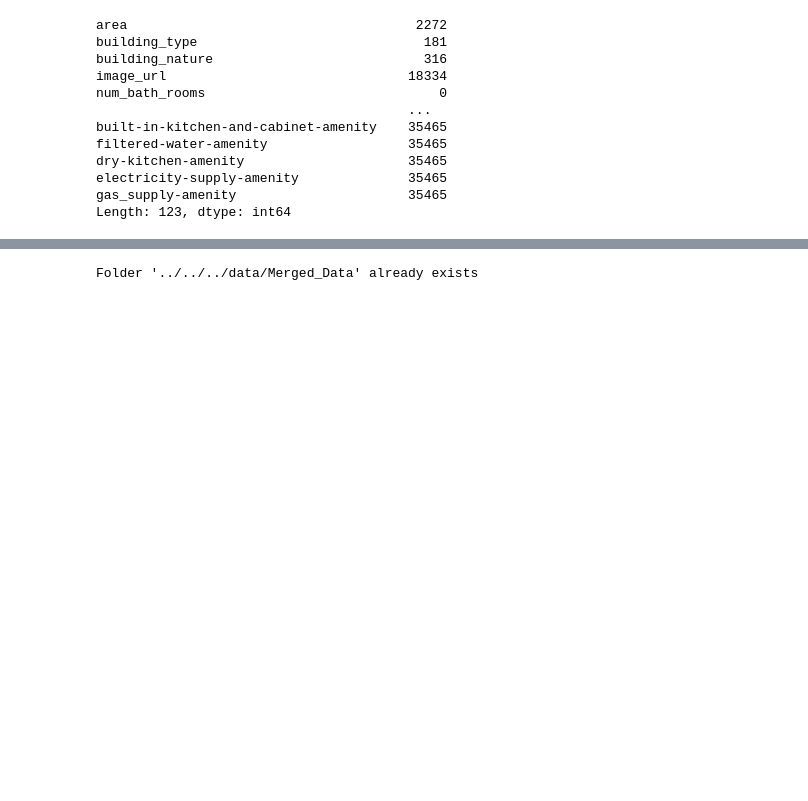
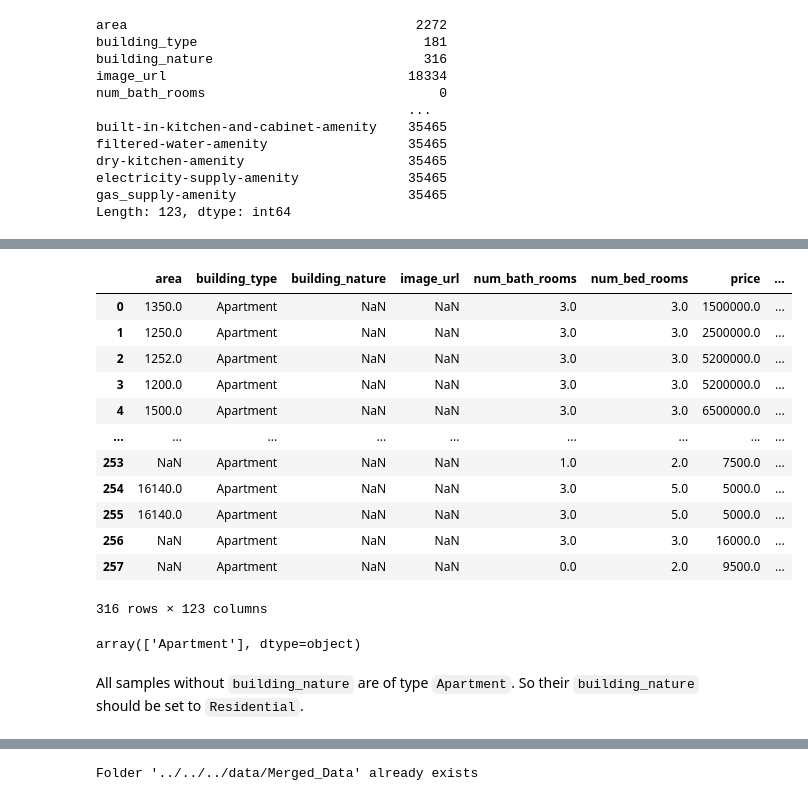
Before and after one commit to OmdenaAI/dhaka-bangladesh-real-estate-recommendation, a Jupyter notebook: src/tasks/task-2-data-preprocessing/merge/merge.ipynb, the cells around one changed output, grey strips where cells are left out. Saved outputs shown, nothing was run; the diff lists cells and outputs as text; code cells hidden in the pictures; blank space fills up the shorter version.

```diff
--- a/src/tasks/task-2-data-preprocessing/merge/merge.ipynb
+++ b/src/tasks/task-2-data-preprocessing/merge/merge.ipynb
@@ -751,0 +831,24 @@ Length: 123, dtype: int64
+# %%
+# Selecting the samples without building_nature
+merged_df_without_nature = merged_df.loc[ merged_df["building_nature"].isna() ]
+merged_df_without_nature
+# %% [output]
+|  | area | building_type | building_nature | image_url | num_bath_rooms | num_bed_rooms | price | ... |
+| 0 | 1350.0 | Apartment | NaN | NaN | 3.0 | 3.0 | 1500000.0 | ... |
+| 1 | 1250.0 | Apartment | NaN | NaN | 3.0 | 3.0 | 2500000.0 | ... |
+| 2 | 1252.0 | Apartment | NaN | NaN | 3.0 | 3.0 | 5200000.0 | ... |
+| 3 | 1200.0 | Apartment | NaN | NaN | 3.0 | 3.0 | 5200000.0 | ... |
+| 4 | 1500.0 | Apartment | NaN | NaN | 3.0 | 3.0 | 6500000.0 | ... |
+| ... | ... | ... | ... | ... | ... | ... | ... | ... |
+| 253 | NaN | Apartment | NaN | NaN | 1.0 | 2.0 | 7500.0 | ... |
+| 254 | 16140.0 | Apartment | NaN | NaN | 3.0 | 5.0 | 5000.0 | ... |
+| 255 | 16140.0 | Apartment | NaN | NaN | 3.0 | 5.0 | 5000.0 | ... |
+| 256 | NaN | Apartment | NaN | NaN | 3.0 | 3.0 | 16000.0 | ... |
+| 257 | NaN | Apartment | NaN | NaN | 0.0 | 2.0 | 9500.0 | ... |
+316 rows × 123 columns
+# %%
+merged_df_without_nature["building_type"].unique()
+# %% [output]
+array(['Apartment'], dtype=object)
+# %% [markdown]
+All samples without `building_nature` are of type `Apartment`. So their `building_nature` should be set to `Residential`.
```
Also changed, not shown: parts of 25 cells of this notebook, 1 other file.
